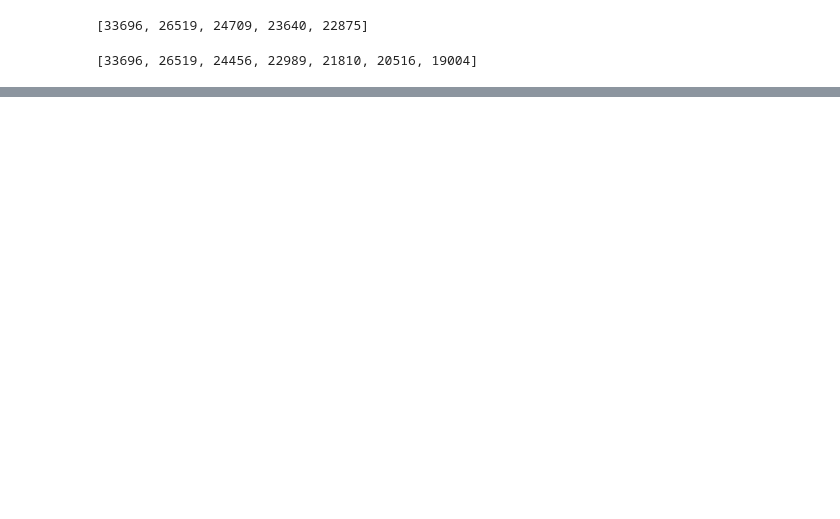
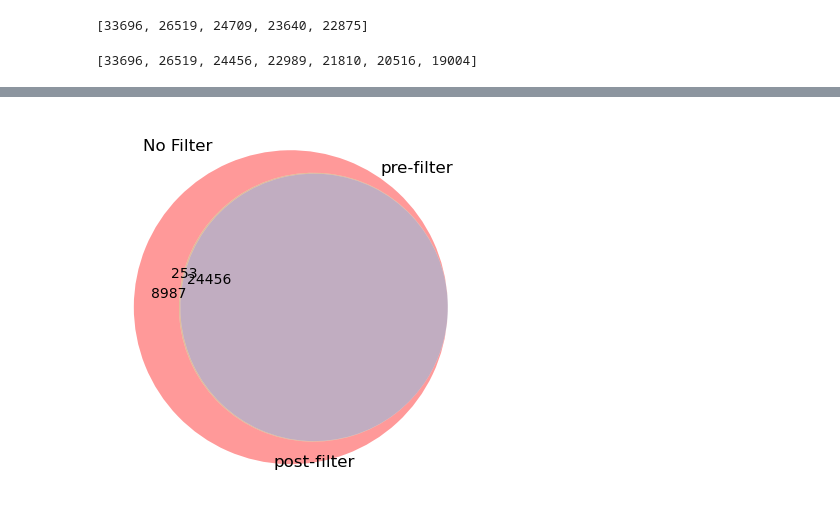
Before and after one commit to Oiya861028/1-sc_practice, a Jupyter notebook: Differential_Gene_Analysis/Comparing_Filter.ipynb, the cells around one changed output, grey strips where cells are left out. Drawn from its saved outputs; the diff is of its cells as text; code cells hidden in the pictures; blank space fills up the shorter version.

Commit message:
Create sets for venn3

```diff
--- a/Differential_Gene_Analysis/Comparing_Filter.ipynb
+++ b/Differential_Gene_Analysis/Comparing_Filter.ipynb
@@ -157,0 +62,10 @@ for filter in pre_filters:
+# %%
+# Sets of gene from all the filter Dataframes
+pre_filter_sets = [set(pre_filters[i].iloc[:,0]) for i in range(len(pre_filters))]
+post_filter_sets = [set(post_filters[i].iloc[:,0]) for i in range(len(post_filters))]
+# %%
+# No filter vs 2 pre vs 2 post
+venn3((pre_filter_sets[0], pre_filter_sets[2], post_filter_sets[2]), ('No Filter', 'pre-filter', 'post-filter'))
+plt.show()
+# %% [output]
+[figure, added]
```
Also changed, not shown: parts of 18 cells of this notebook, 1 other file.
